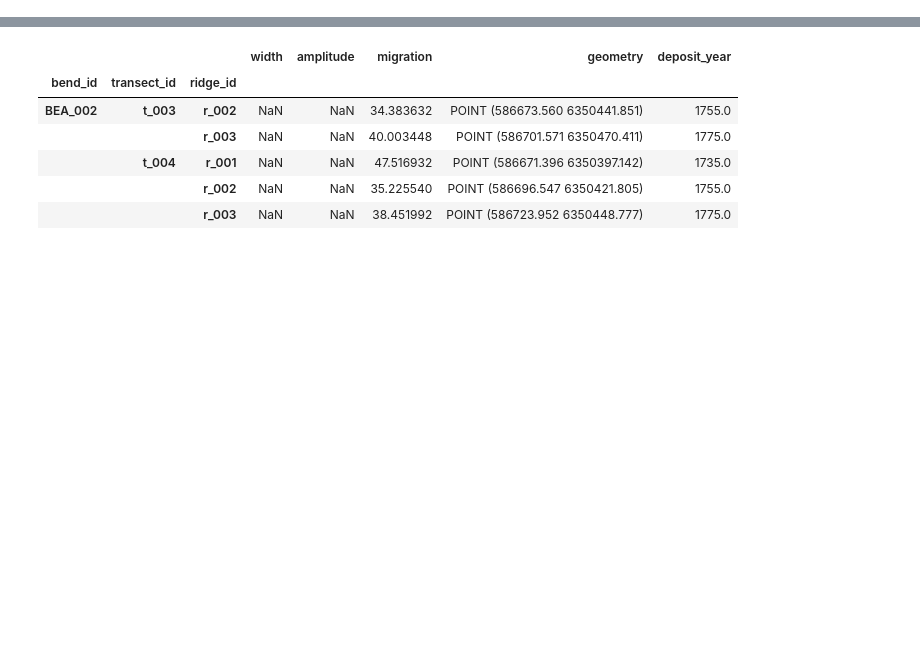
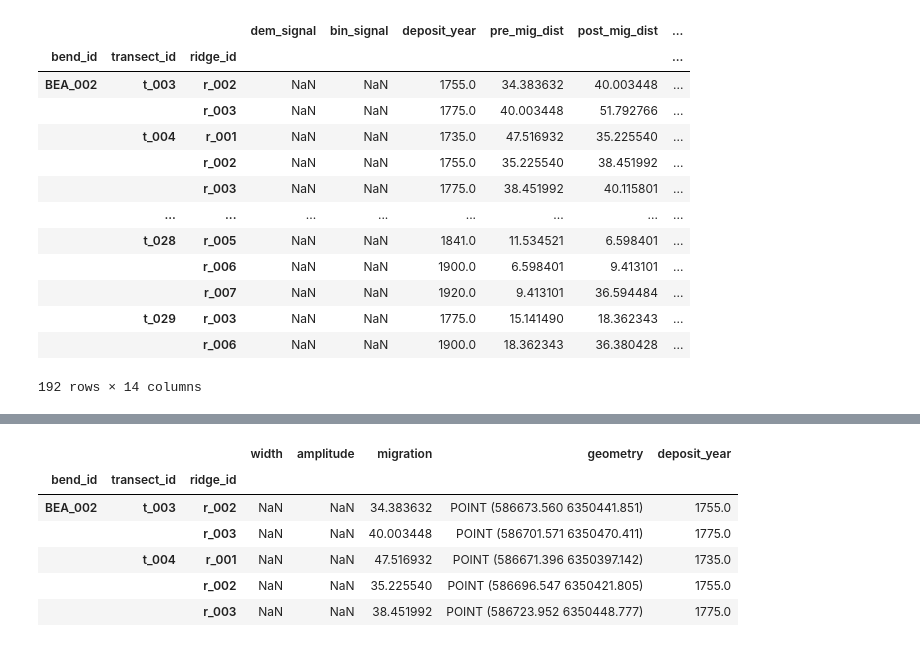
Before and after one commit to tamu-edu/scrollstats, a Jupyter notebook: MigrationRateFigure.ipynb, the cells around one changed output, grey strips where cells are left out. Drawn from its saved outputs; the diff is of its cells as text; code cells hidden in the pictures; blank space fills up the shorter version.

```diff
--- a/MigrationRateFigure.ipynb
+++ b/MigrationRateFigure.ipynb
@@ -41,3 +189,20 @@ rich_transects.head()
 | 2 | t_005 | BEA_002 | 269.644489 | 264.639754 | 8 | 100 | 200 | 5 | ... |
 | 3 | t_006 | BEA_002 | 323.030484 | 270.085696 | 9 | 100 | 200 | 5 | ... |
 | 4 | t_007 | BEA_002 | 377.136891 | 255.775948 | 10 | 100 | 200 | 5 | ... |
+# %%
+itx
+# %% [output]
+|  |  |  | dem_signal | bin_signal | deposit_year | pre_mig_dist | post_mig_dist | ... |
+| bend_id | transect_id | ridge_id |  |  |  |  |  | ... |
+| BEA_002 | t_003 | r_002 | NaN | NaN | 1755.0 | 34.383632 | 40.003448 | ... |
+|  |  | r_003 | NaN | NaN | 1775.0 | 40.003448 | 51.792766 | ... |
+|  | t_004 | r_001 | NaN | NaN | 1735.0 | 47.516932 | 35.225540 | ... |
+|  |  | r_002 | NaN | NaN | 1755.0 | 35.225540 | 38.451992 | ... |
+|  |  | r_003 | NaN | NaN | 1775.0 | 38.451992 | 40.115801 | ... |
+|  | ... | ... | ... | ... | ... | ... | ... | ... |
+|  | t_028 | r_005 | NaN | NaN | 1841.0 | 11.534521 | 6.598401 | ... |
+|  |  | r_006 | NaN | NaN | 1900.0 | 6.598401 | 9.413101 | ... |
+|  |  | r_007 | NaN | NaN | 1920.0 | 9.413101 | 36.594484 | ... |
+|  | t_029 | r_003 | NaN | NaN | 1775.0 | 15.141490 | 18.362343 | ... |
+|  |  | r_006 | NaN | NaN | 1900.0 | 18.362343 | 36.380428 | ... |
+192 rows × 14 columns
```
Also changed, not shown: parts of 39 cells of this notebook, 1 other file.
